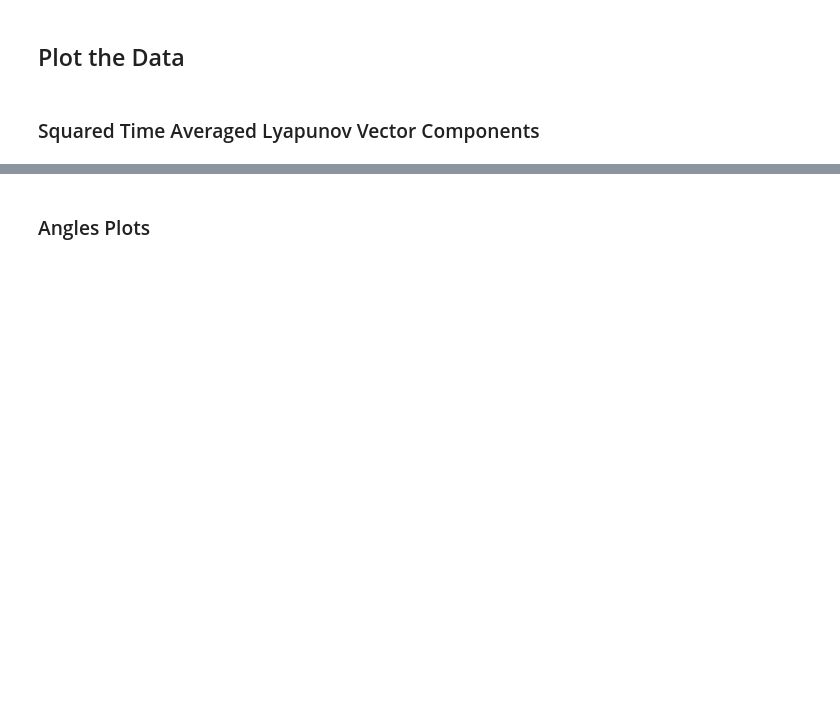
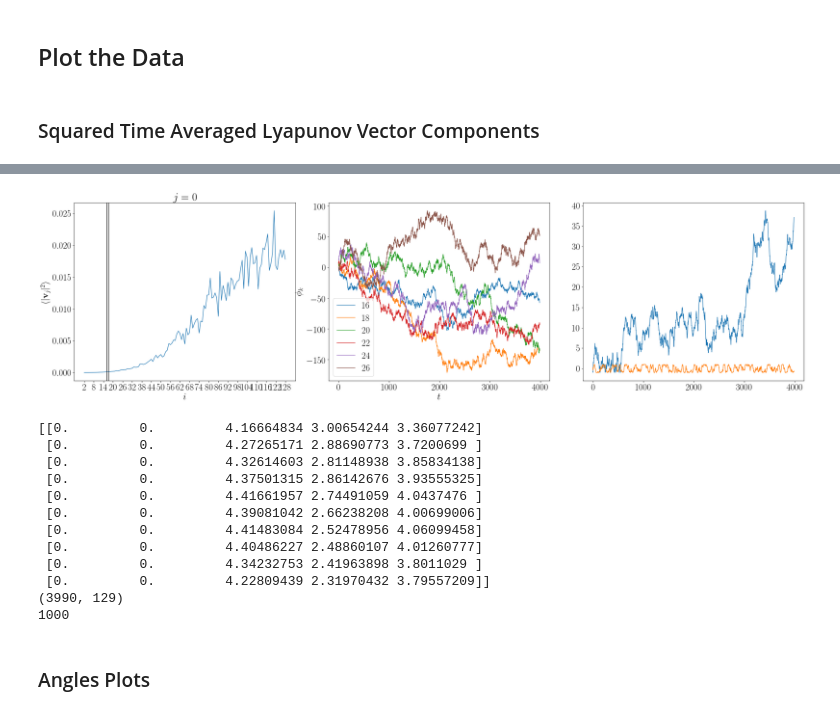
Before and after one commit to EndCar808/Burgers-Phase-Only-Model, a Jupyter notebook: Plotting/plot_clv.ipynb, the cells around one changed output, grey strips where cells are left out. Cells and saved outputs as stored; diff of their text form; code cells hidden in the pictures; blank space fills up the shorter version.

```diff
--- a/Plotting/plot_clv.ipynb
+++ b/Plotting/plot_clv.ipynb
@@ -237,3 +239,67 @@ mpl.get_backend()
+# %%
+# print(lce[-1, :])
+# print(lce[-1, zeroindx])
+# print(zeroindx)
+# print(CLV[100, :10, :3])
+
+phi_kmax = 25
+v_max = 10
+j = 0
+fig = plt.figure(figsize = (32, 8), tight_layout = False)
+gs  = GridSpec(1, 3, wspace = 0.15)
+
+
+ax1 = fig.add_subplot(gs[0, 0])
+ax1.plot(zdata[:, j])
+ax1.set_xticks(np.arange(0, dof, 6))
+ax1.set_xticklabels(np.arange(kmin, num_osc, 6))
+ax1.axvline(x = 14, color = 'black')
+ax1.axvline(x = 15, color = 'black')
+ax1.set_xlabel(r"$i$")
+ax1.set_ylabel(r"$\langle |\mathbf{v}_j |^2\rangle$")
+ax1.set_title(r"$j = {}$".format(j))
+# ax1.set_yscale("log")
+
+ax2 = fig.add_subplot(gs[0, 1])
+# ax2.plot(np.mod(phases[:, kmin:28], 2*np.pi))
+ax2.plot(phases[:, 16:26 + 1: 2])
+ax2.set_xlabel(r"$t$")
+ax2.set_ylabel(r"$\phi_k$")
+# ax2.set_title(r"$k \in$ $[k_0 + 1, {}]$".format(phi_kmax - 1))
+ax2.legend(np.arange(16, 26 + 1, 2))
+
+ax3 = fig.add_subplot(gs[0, 2])
+ax3.plot(np.absolute(phases[:, 3] - phases[:, 5] + 1) - 1 )
+# ax3.plot(phases[:, 3] - phases[:, 5])
+ax3.plot(np.sin(phases[:, 3]))
+# ax3.plot(np.sin(phases[:, 6]))
+# ax3.plot(phases[:, 5])
+# ax3.plot(phases[:, 3])
+# ax3.set_ylabel(r"$\phi_k - \phi_j$")
+# ax3.plot(CLV[-100:, 0:v_max - kmin, zeroindx])
+# ax3.set_xlabel(r"$t$")
+# ax3.set_ylabel(r"$v_i$")
+# ax3.set_title(r"$[0, {}]$ Components of Zero vector".format(v_max - kmin - 1))
+
+plt.show()
+
+print(phases[10:20, 0:5])
+print(phases.shape)
+print(trans)
+# %% [output]
+[figure, added]
+[[0.         0.         4.16664834 3.00654244 3.36077242]
+ [0.         0.         4.27265171 2.88690773 3.7200699 ]
+ [0.         0.         4.32614603 2.81148938 3.85834138]
+ [0.         0.         4.37501315 2.86142676 3.93555325]
+ [0.         0.         4.41661957 2.74491059 4.0437476 ]
+ [0.         0.         4.39081042 2.66238208 4.00699006]
+ [0.         0.         4.41483084 2.52478956 4.06099458]
+ [0.         0.         4.40486227 2.48860107 4.01260777]
+ [0.         0.         4.34232753 2.41963898 3.8011029 ]
+ [0.         0.         4.22809439 2.31970432 3.79557209]]
+(3990, 129)
+1000
 # %% [markdown]
 ### Angles Plots
 # %%
```
Also changed, not shown: parts of 18 cells of this notebook, 10 other files.
